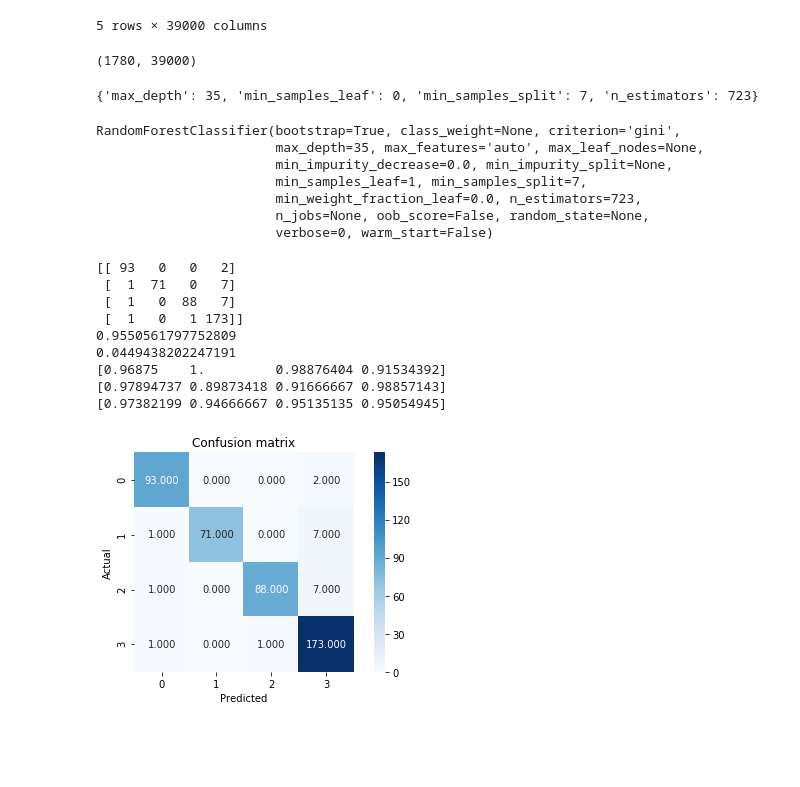
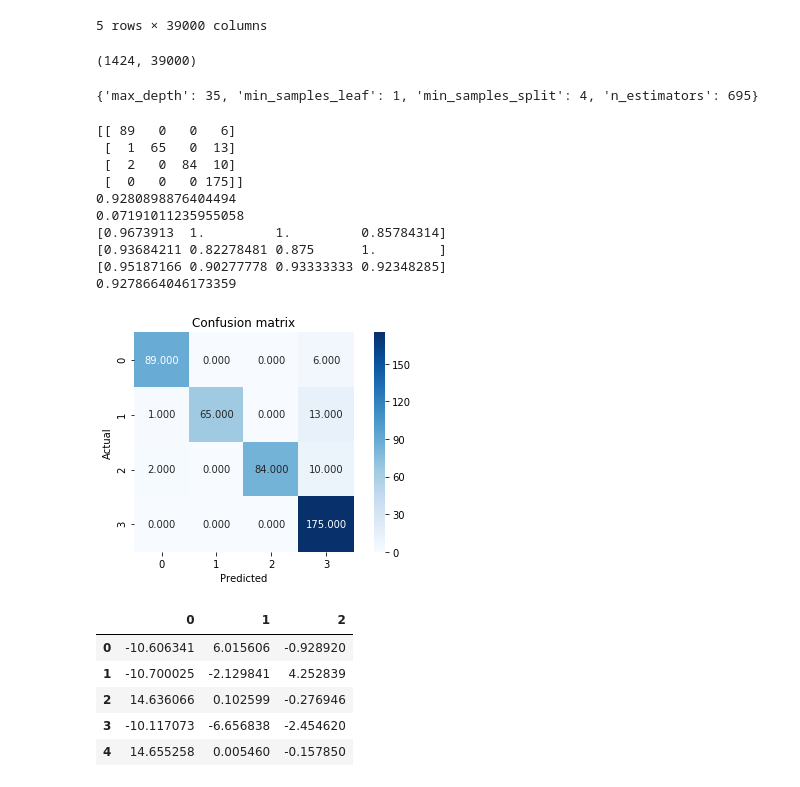
Before and after one commit to kalyankumarp/News_Articles_Categorisation, a Jupyter notebook: News_Articles.ipynb, the cells around one changed output. Cells and saved outputs as stored; diff of their text form; code cells hidden in the pictures; blank space fills up the shorter version.

```diff
--- a/News_Articles.ipynb
+++ b/News_Articles.ipynb
@@ -230,7 +230,8 @@ tfidf_matrix = vectorizer.fit_transform(data["Doc Text"])
 x1 = tfidf_matrix.toarray()
 # %%
 from sklearn.model_selection import train_test_split
-x_train, x_test, y_train, y_test = train_test_split(x1,y, test_size = 0.2, random_state = 100)
+x_train1, x_test, y_train1, y_test = train_test_split(x1, y, test_size = 0.2, random_state = 100)
+x_train, x_val, y_train, y_val = train_test_split(x_train1, y_train1, test_size = 0.2, random_state = 100)
 # %%
 p =pd.DataFrame(data = x_train)
 p.head()
@@ -245,7 +246,7 @@ p.head()
 # %%
 x_train.shape
 # %% [output]
-(1780, 39000)
+(1424, 39000)
 # %%
 # Random Forest
 
@@ -258,6 +259,8 @@ import seaborn as sns
 from hyperopt import hp, tpe, Trials, fmin
 import numpy as np
 # %%
+# With Bayesian Optimization and RF
+
 def objective_func(args):
     n_estimators = args['n_estimators']
     max_depth = args['max_depth']
@@ -271,9 +274,9 @@ def objective_func(args):
 
     clf = RandomForestClassifier(n_estimators = n_estimators, max_depth = max_depth, min_samples_leaf=min_samples_leaf, min_samples_split=min_samples_split, n_jobs = -1)
 
-    clf.fit(x_train,y_train)
-    y_pred = clf.predict(x_test)
-    f1 = -(f1_score(y_pred,y_test,  average='macro'))
+    clf.fit(x_train,y_train.values.ravel())
+    y_pred = clf.predict(x_val)
+    f1 = -(f1_score(y_pred,y_val,  average='macro'))
     return f1
 space = {'n_estimators': hp.choice('n_estimators', range(200, 1001)),
          'max_depth': hp.choice('max_depth', range(20,101)),
@@ -287,46 +290,58 @@ space = {'n_estimators': hp.choice('n_estimators', range(200, 1001)),
 best_classifier = fmin(objective_func, space, algo=tpe.suggest, max_evals=50)
 print(best_classifier)
 # %% [output]
-{'max_depth': 35, 'min_samples_leaf': 0, 'min_samples_split': 7, 'n_estimators': 723}
+{'max_depth': 35, 'min_samples_leaf': 1, 'min_samples_split': 4, 'n_estimators': 695}
-# %%
-bc = RandomForestClassifier(max_depth = 35,min_samples_leaf = 1, min_samples_split = 7, n_estimators = 723)
-bc.fit(x_train, y_train)
-# %% [output]
-RandomForestClassifier(bootstrap=True, class_weight=None, criterion='gini',
-                       max_depth=35, max_features='auto', max_leaf_nodes=None,
-                       min_impurity_decrease=0.0, min_impurity_split=None,
-                       min_samples_leaf=1, min_samples_split=7,
-                       min_weight_fraction_leaf=0.0, n_estimators=723,
-                       n_jobs=None, oob_score=False, random_state=None,
-                       verbose=0, warm_start=False)
 # %%
+bc = RandomForestClassifier(max_depth = 26,min_samples_leaf = 2, min_samples_split = 3, n_estimators = 175)
+bc.fit(x_train,y_train)
+y_pred = bc.predict(x_test)
 
-y_pred = bc.predict(x_test)
 # Compute confusion matrix
 conf_matrix = metrics.confusion_matrix(y_test, y_pred)
 print(conf_matrix)
 
 # Plot confusion matrix
 sns.heatmap(conf_matrix, annot = True, fmt = ".3f", square = True, cmap = plt.cm.Blues)
 plt.ylabel('Actual')
 plt.xlabel('Predicted')
 plt.title('Confusion matrix')
 plt.tight_layout()
 
 # Compute evaluation metrics
 print(metrics.accuracy_score(y_test, y_pred)) # accuracy
 print(1 - metrics.accuracy_score(y_test, y_pred)) # error
 print(metrics.precision_score(y_test, y_pred, average = None)) # precision
 print(metrics.recall_score(y_test, y_pred, average = None)) # recall
 print(metrics.f1_score(y_test, y_pred, average = None)) # F1 score
+print(metrics.f1_score(y_test, y_pred, average = 'macro')) # F1 score average
 # %% [output]
-[[ 93   0   0   2]
- [  1  71   0   7]
- [  1   0  88   7]
- [  1   0   1 173]]
-0.9550561797752809
-0.0449438202247191
-[0.96875    1.         0.98876404 0.91534392]
-[0.97894737 0.89873418 0.91666667 0.98857143]
-[0.97382199 0.94666667 0.95135135 0.95054945]
+[[ 89   0   0   6]
+ [  1  65   0  13]
+ [  2   0  84  10]
+ [  0   0   0 175]]
+0.9280898876404494
+0.07191011235955058
+[0.9673913  1.         1.         0.85784314]
+[0.93684211 0.82278481 0.875      1.        ]
+[0.95187166 0.90277778 0.93333333 0.92348285]
+0.9278664046173359
-[figure, old version]
+[figure, new version]
+# %%
+# WITH LDA
+from sklearn.discriminant_analysis import LinearDiscriminantAnalysis
+from math import sqrt
+lda = LinearDiscriminantAnalysis(n_components = None)
+x_lda = lda.fit_transform(x_train, y_train.values.ravel())
+x_vallda = lda.transform(x_val)
+x_testlda = lda.transform(x_test)
+x_lda = pd.DataFrame(data = x_lda)
+
+
+x_lda.head()
+# %% [output]
+|  | 0 | 1 | 2 |
+| 0 | -10.606341 | 6.015606 | -0.928920 |
+| 1 | -10.700025 | -2.129841 | 4.252839 |
+| 2 | 14.636066 | 0.102599 | -0.276946 |
+| 3 | -10.117073 | -6.656838 | -2.454620 |
+| 4 | 14.655258 | 0.005460 | -0.157850 |
```
Also changed, not shown: parts of 12 cells of this notebook.
